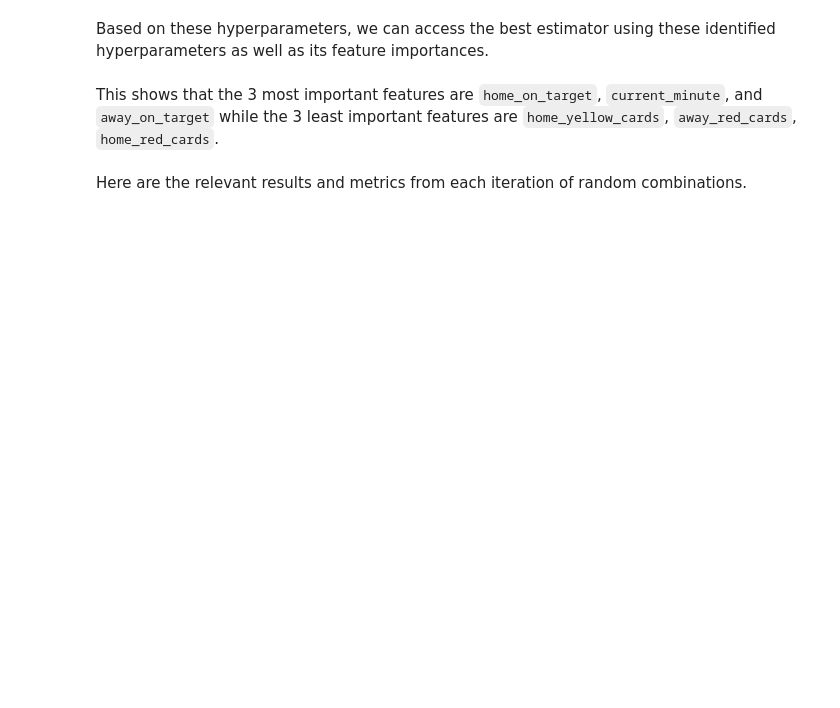
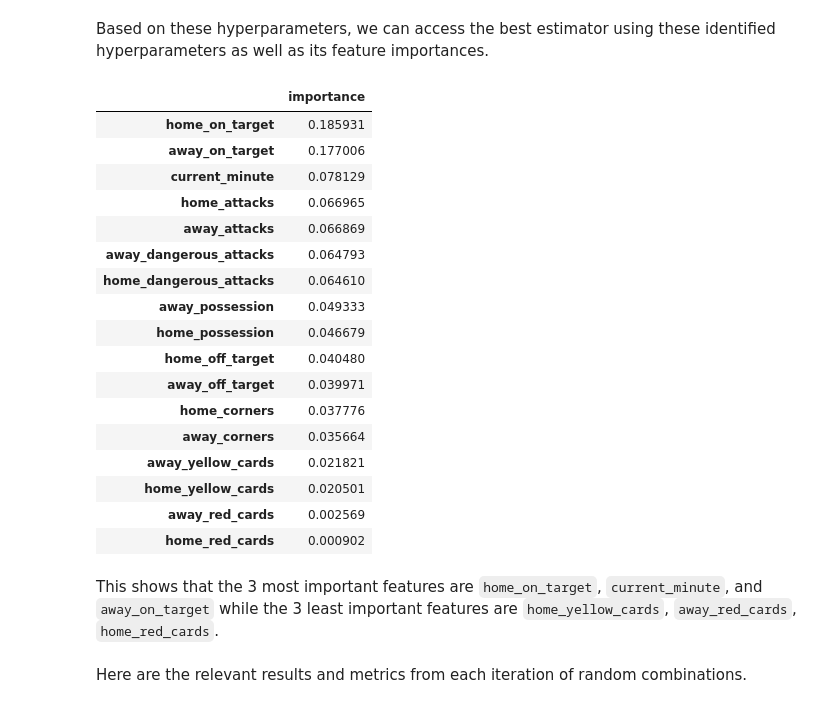
Before and after one commit to boofmax/STINTSY_MCO, a Jupyter notebook: STINTSY_MCO.ipynb, the cells around one changed output. Drawn from its saved outputs; the diff is of its cells as text; code cells hidden in the pictures; blank space fills up the shorter version.

```diff
--- a/STINTSY_MCO.ipynb
+++ b/STINTSY_MCO.ipynb
@@ -595,9 +798,28 @@ Based on these hyperparameters, we can access the best estimator using these ide
 # %%
 best_estimator_rf = rsr.best_estimator_
 
 feature_importance = best_estimator_rf.feature_importances_
-df_rfc_importance = pd.DataFrame(data=feature_importance, index=data.drop(["target"], axis=1).columns, columns=["importance"])
+df_rfc_importance = pd.DataFrame(data=feature_importance, index=rf_data.drop(["target"], axis=1).columns, columns=["importance"])
 df_rfc_importance.sort_values(by="importance", ascending=False)
+# %% [output]
+|  | importance |
+| home_on_target | 0.185931 |
+| away_on_target | 0.177006 |
+| current_minute | 0.078129 |
+| home_attacks | 0.066965 |
+| away_attacks | 0.066869 |
+| away_dangerous_attacks | 0.064793 |
+| home_dangerous_attacks | 0.064610 |
+| away_possession | 0.049333 |
+| home_possession | 0.046679 |
+| home_off_target | 0.040480 |
+| away_off_target | 0.039971 |
+| home_corners | 0.037776 |
+| away_corners | 0.035664 |
+| away_yellow_cards | 0.021821 |
+| home_yellow_cards | 0.020501 |
+| away_red_cards | 0.002569 |
+| home_red_cards | 0.000902 |
 # %% [markdown]
 This shows that the 3 most important features are `home_on_target`, `current_minute`, and `away_on_target` while the 3 least important features are `home_yellow_cards`, `away_red_cards`, `home_red_cards`.
 # %% [markdown]
```
Also changed, not shown: parts of 60 cells of this notebook.
